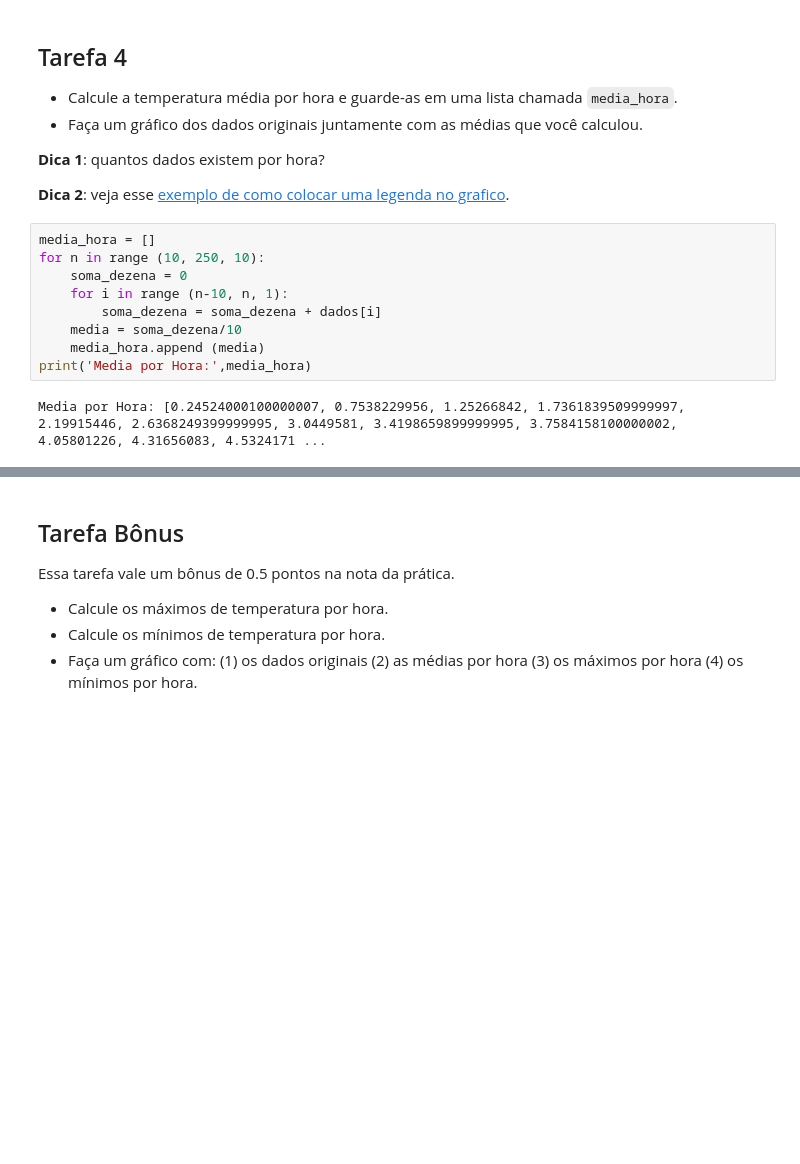
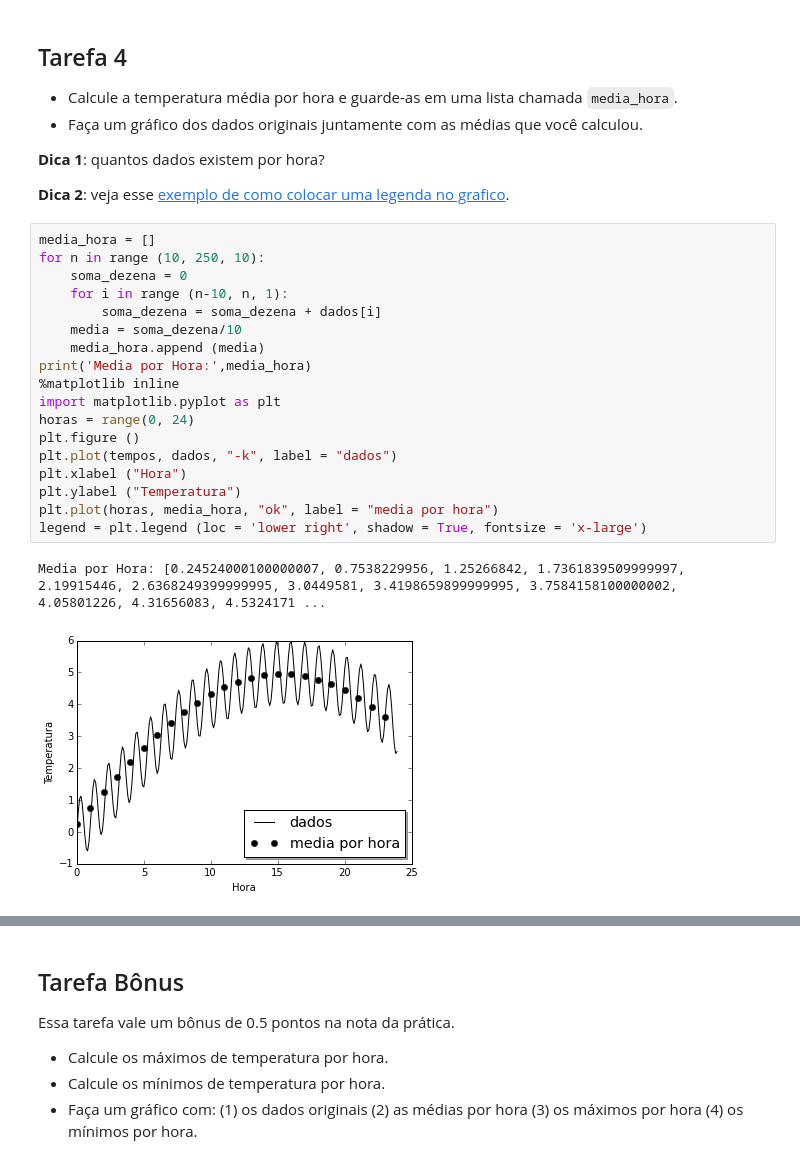
Before and after one commit to mat-esp-2015/python-intro-2-sniper, a Jupyter notebook: tarefa-intro-python-2.ipynb, the cells around one changed output, grey strips where cells are left out. Cells and saved outputs as stored; diff of their text form; blank space fills up the shorter version.

```diff
--- a/tarefa-intro-python-2.ipynb
+++ b/tarefa-intro-python-2.ipynb
@@ -335,14 +335,24 @@ Minimo esta igual? True
 # %%
 media_hora = []
 for n in range (10, 250, 10):
     soma_dezena = 0
     for i in range (n-10, n, 1):
         soma_dezena = soma_dezena + dados[i]
     media = soma_dezena/10
     media_hora.append (media)
 print('Media por Hora:',media_hora)
+%matplotlib inline
+import matplotlib.pyplot as plt
+horas = range(0, 24)
+plt.figure ()
+plt.plot(tempos, dados, "-k", label = "dados")
+plt.xlabel ("Hora")
+plt.ylabel ("Temperatura")
+plt.plot(horas, media_hora, "ok", label = "media por hora")
+legend = plt.legend (loc = 'lower right', shadow = True, fontsize = 'x-large')
 # %% [output]
 Media por Hora: [0.24524000100000007, 0.7538229956, 1.25266842, 1.7361839509999997, 2.19915446, 2.6368249399999995, 3.0449581, 3.4198659899999995, 3.7584158100000002, 4.05801226, 4.31656083, 4.5324171 ...
+[figure, added]
 # %% [markdown]
 ### Resultado esperado
 
```
Also changed, not shown: parts of 2 cells of this notebook.
